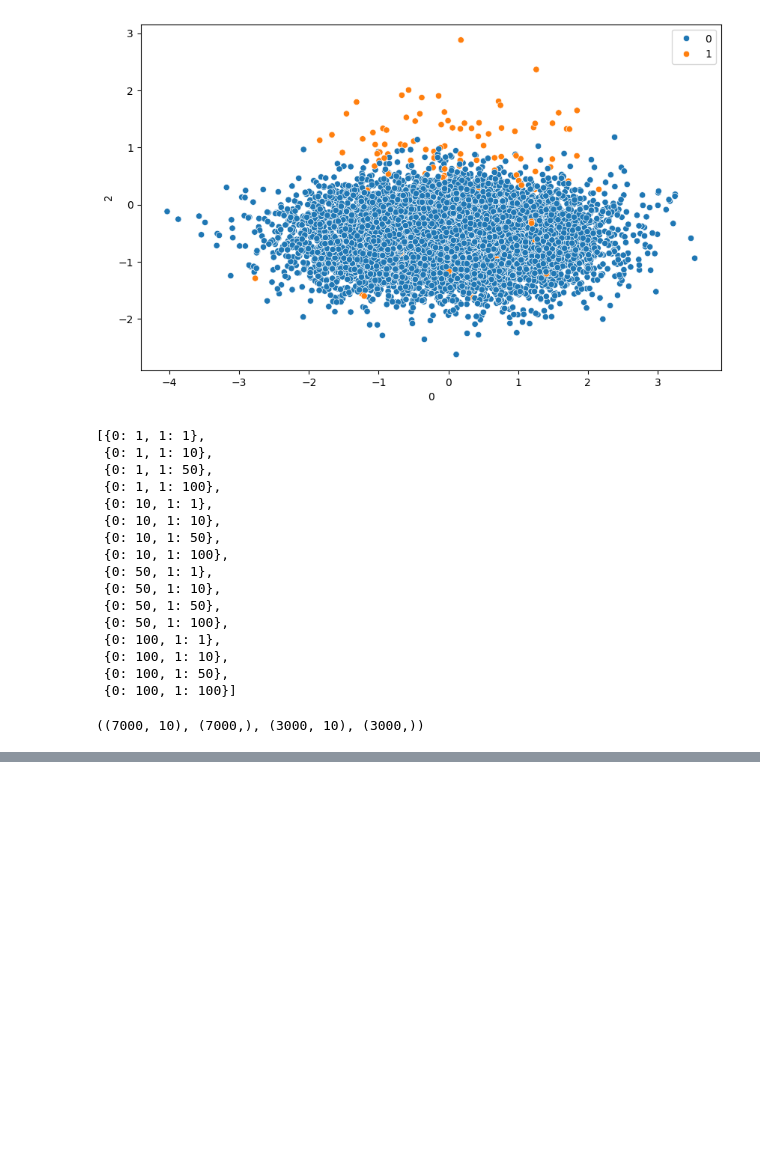
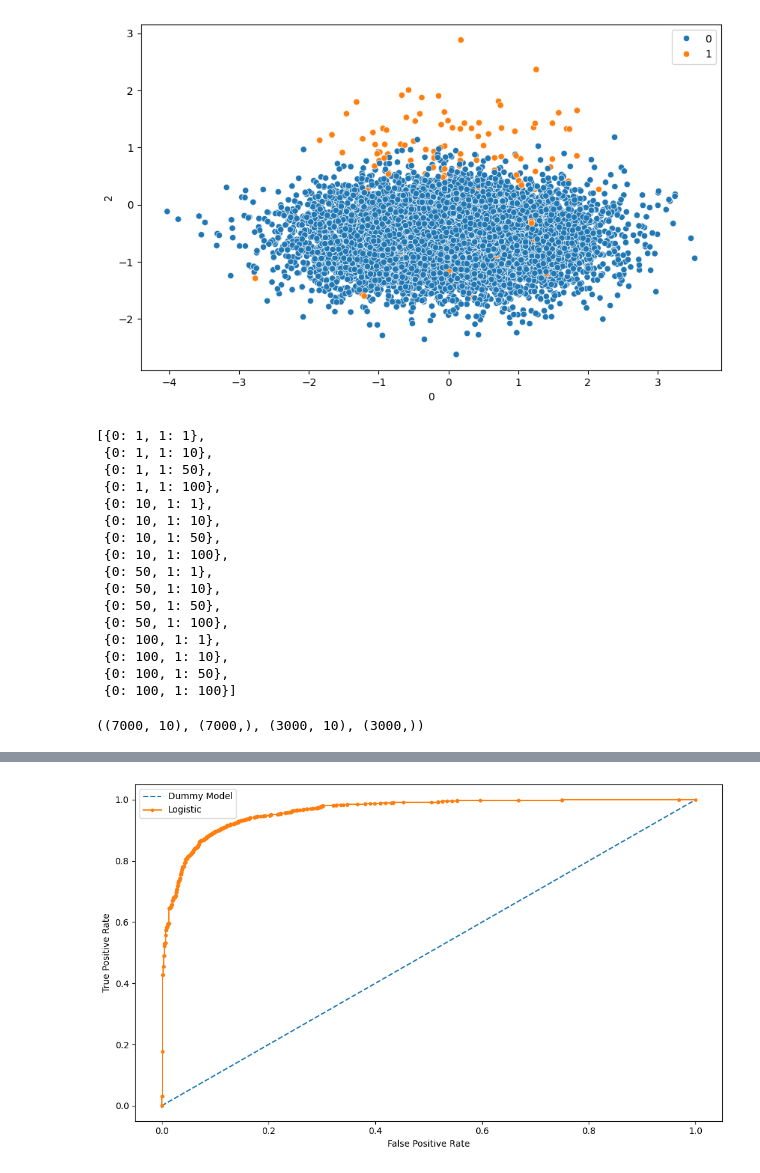
Before and after one commit to s-muhammadkamran/machine-learning, a Jupyter notebook: Classification/logistic_regression_with_tuning.ipynb, the cells around one changed output, grey strips where cells are left out. Saved outputs shown, nothing was run; the diff lists cells and outputs as text; code cells hidden in the pictures; blank space fills up the shorter version.

```diff
--- a/Classification/logistic_regression_with_tuning.ipynb
+++ b/Classification/logistic_regression_with_tuning.ipynb
@@ -736,0 +770,5 @@ weighted avg       0.99      0.99      0.99      3000
+# %%
+# Create a dummy model with default output as 0
+
+dummy_model_prob = [0 for _ in range(len(y_test))]
+dummy_model_prob[:20]
@@ -736,0 +777,6 @@ weighted avg       0.99      0.99      0.99      3000
+# %%
+logistic_roc = LogisticRegression()
+logistic_roc = logistic_roc.fit(X_train, y_train)
+# %%
+y_pred_prob_roc = logistic_roc.predict_proba(X_test)
+y_pred_prob_roc
@@ -736,0 +810,10 @@ weighted avg       0.99      0.99      0.99      3000
+# %%
+# Get the FPR rate for the 2 models.
+# FPR = False Positive Rate
+# TPR = True Positive Rate
+# Calculate ROC Curve
+
+dummy_fpr, dummy_tpr, _ = roc_curve(y_test, dummy_model_prob)
+model_fpr, model_tpr, thresholds = roc_curve(y_test, y_pred_prob_roc[:, 1])
+
+model_fpr, model_tpr, thresholds
@@ -736,0 +838,11 @@ weighted avg       0.99      0.99      0.99      3000
+# %%
+fig = plt.figure(figsize=(10, 6))
+plt.plot(dummy_fpr, dummy_tpr, linestyle='--', label='Dummy Model')
+plt.plot(model_fpr, model_tpr, marker='.', label='Logistic')
+plt.xlabel('False Positive Rate')
+plt.ylabel('True Positive Rate')
+plt.legend()
+plt.tight_layout()
+plt.show()
+# %% [output]
+[figure, added]
```
Also changed, not shown: parts of 19 cells of this notebook.
